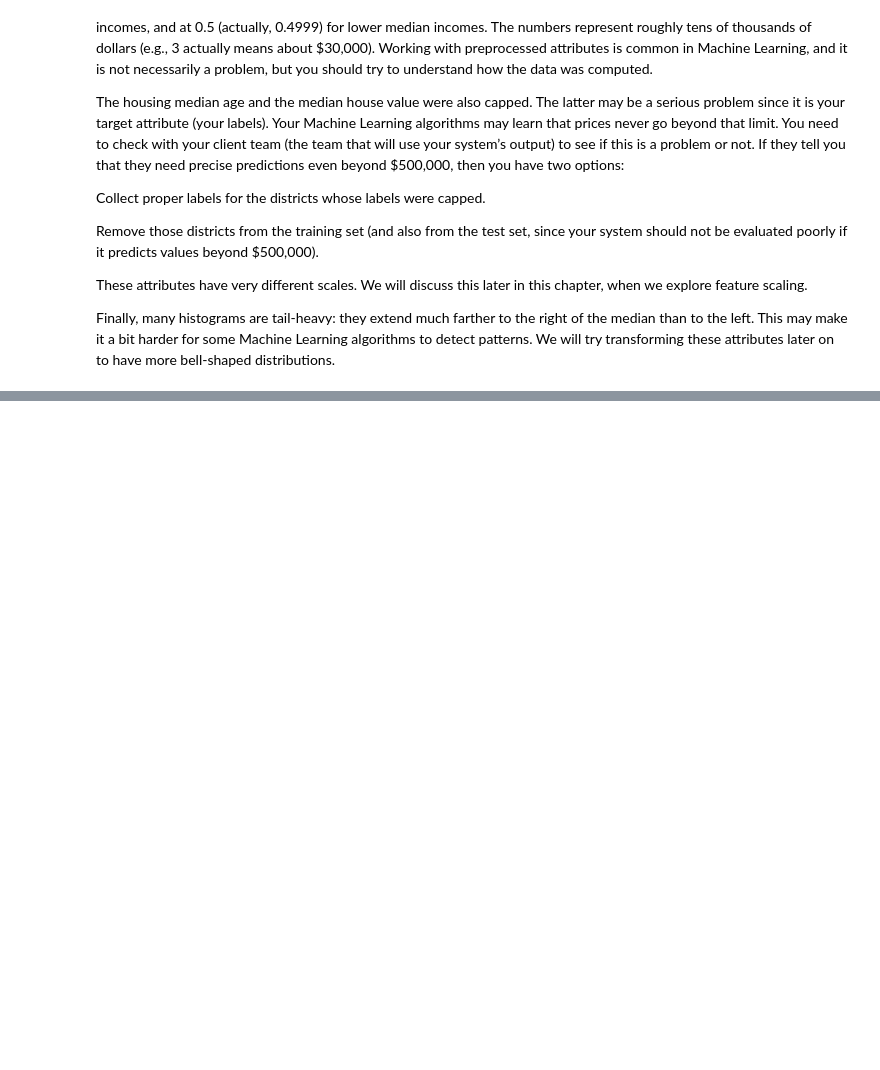
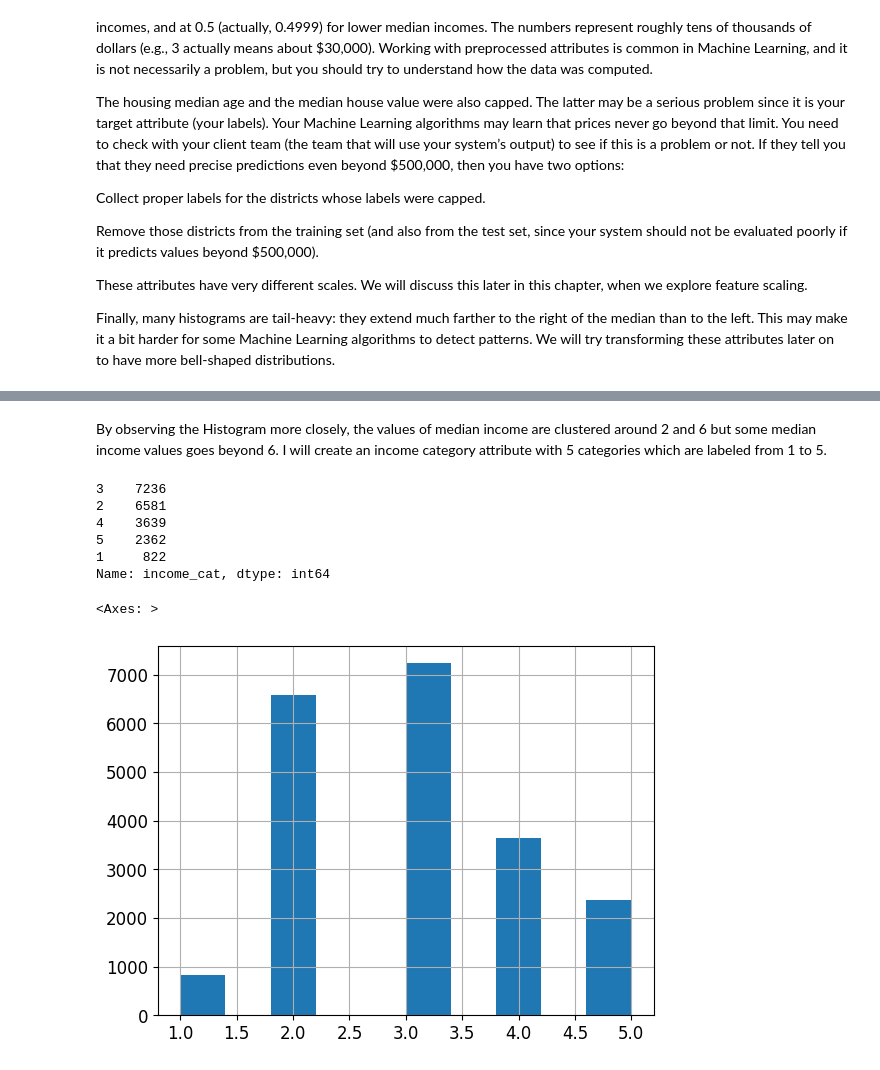
Before and after one commit to andysingal/CaliforniaHousing_Prices, a Jupyter notebook: Cali_house.ipynb, the cells around one changed output, grey strips where cells are left out. Drawn from its saved outputs; the diff is of its cells as text; code cells hidden in the pictures; blank space fills up the shorter version.

```diff
--- a/Cali_house.ipynb
+++ b/Cali_house.ipynb
@@ -224,0 +259,21 @@ Finally, many histograms are tail-heavy: they extend much farther to the right o
+# %% [markdown]
+By observing the Histogram more closely, the values of median income are clustered around 2 and 6 but some median income values goes beyond 6. I will create an income category attribute with 5 categories which are labeled from 1 to 5.
+# %%
+#@ Creating the Income Categories:
+housing["income_cat"] = pd.cut(housing["median_income"],
+                               bins=[0., 1.5, 3, 4.5, 6, np.inf],
+                               labels=[1, 2, 3, 4, 5])
+
+#@ Inspecting the Income Categories:
+print(housing["income_cat"].value_counts())
+print("\n")
+housing["income_cat"].hist()                                      # Inspecting the Income Categories using Histogram.
+# %% [output]
+3    7236
+2    6581
+4    3639
+5    2362
+1     822
+Name: income_cat, dtype: int64
+<Axes: >
+[figure, added]
```
Also changed, not shown: parts of 4 cells of this notebook.
